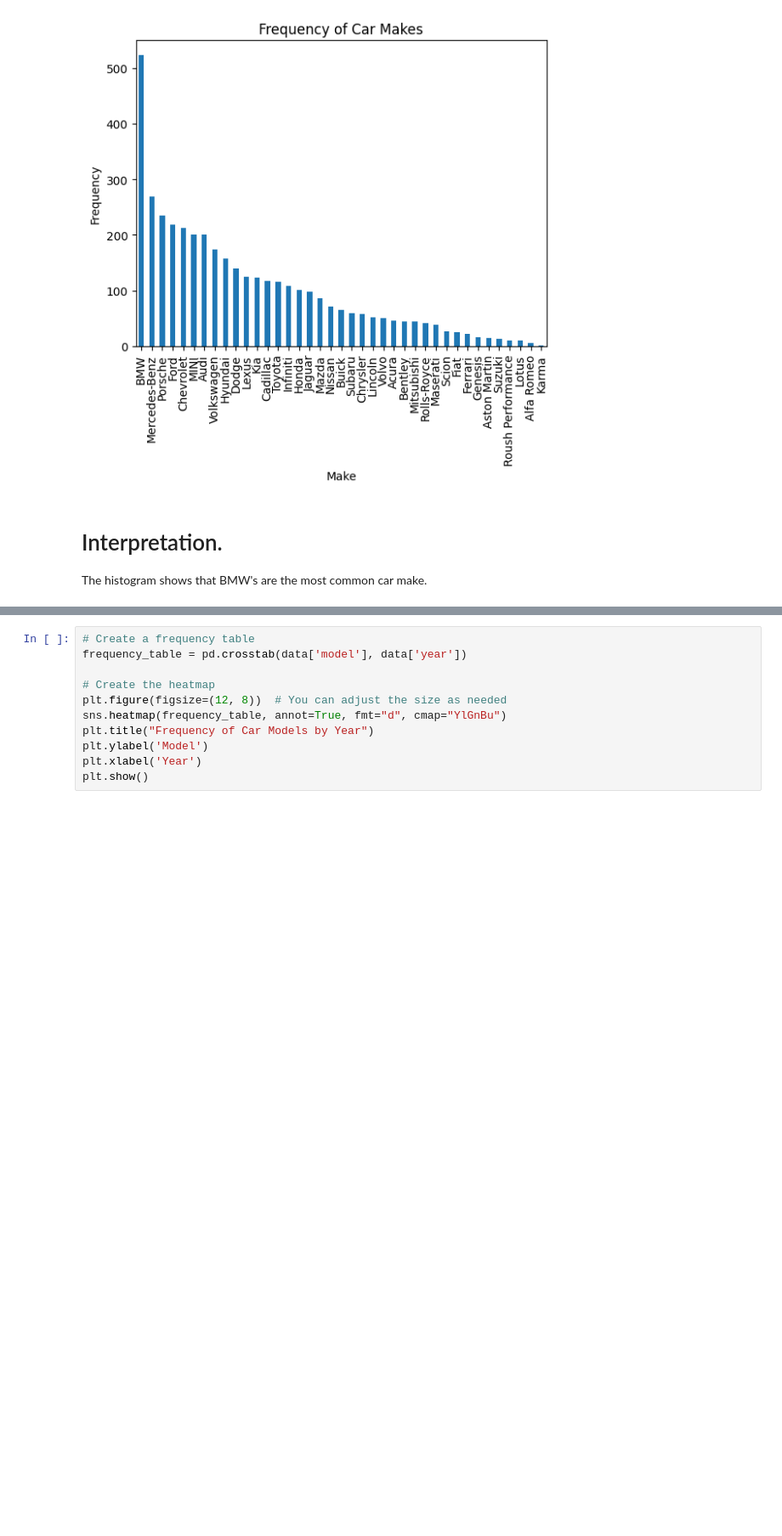
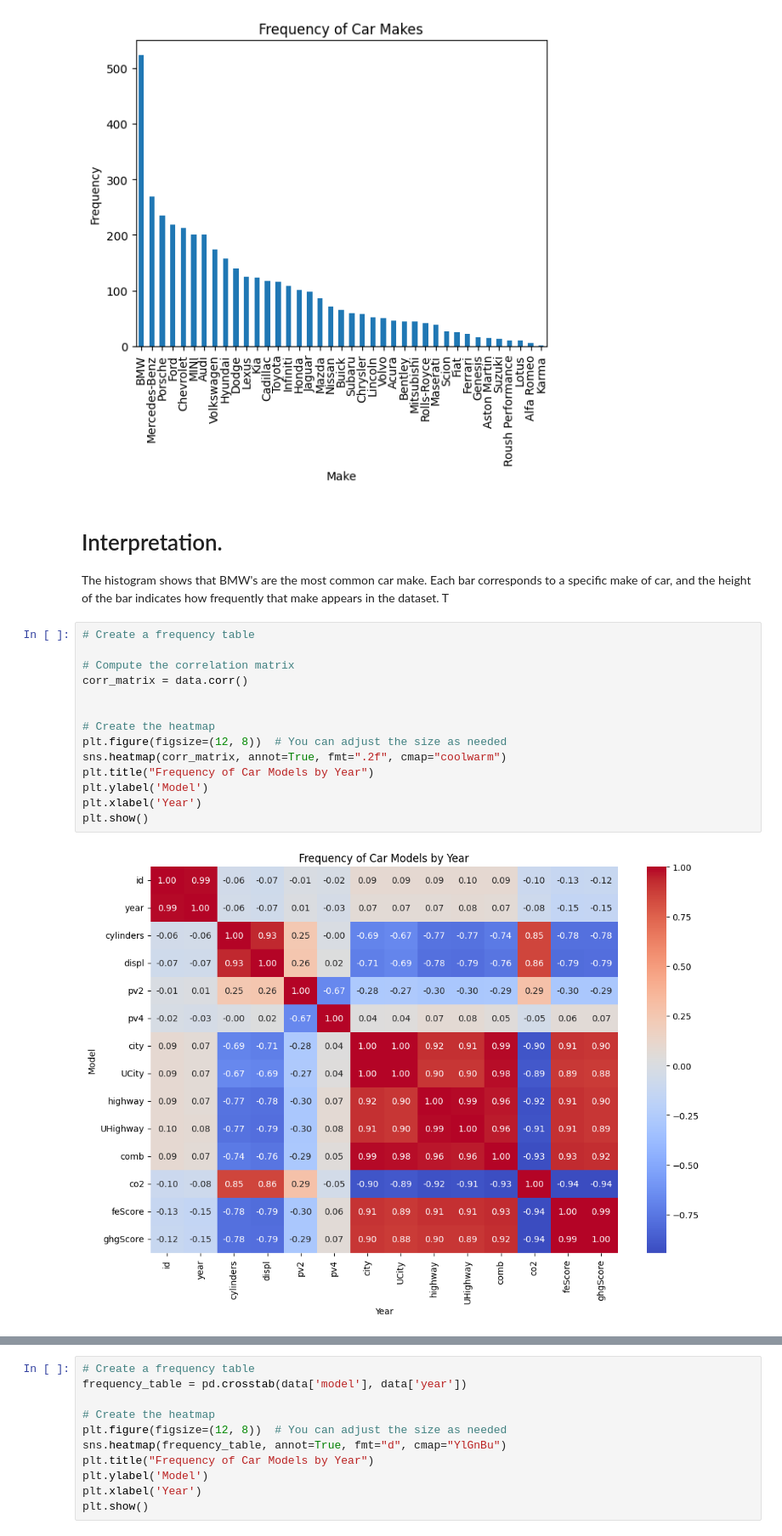
Before and after one commit to Morioh/math_for_ml, a Jupyter notebook: formative_one_visualization/visualizations_notebook.ipynb, the cells around one changed output, grey strips where cells are left out. Shown: that part at 85% size. Drawn from its saved outputs; the diff is of its cells as text; blank space fills up the shorter version.

Commit message:
Project Plotting

```diff
--- a/formative_one_visualization/visualizations_notebook.ipynb
+++ b/formative_one_visualization/visualizations_notebook.ipynb
@@ -47,4 +47,20 @@ plt.show()
 [figure]
 # %% [markdown]
 # Interpretation.
-The histogram shows that BMW's are the most common car make.
+The histogram shows that BMW's are the most common car make. Each bar corresponds to a specific make of car, and the height of the bar indicates how frequently that make appears in the dataset. T
+# %%
+# Create a frequency table
+
+# Compute the correlation matrix
+corr_matrix = data.corr()
+
+
+# Create the heatmap
+plt.figure(figsize=(12, 8))  # You can adjust the size as needed
+sns.heatmap(corr_matrix, annot=True, fmt=".2f", cmap="coolwarm")
+plt.title("Frequency of Car Models by Year")
+plt.ylabel('Model')
+plt.xlabel('Year')
+plt.show()
+# %% [output]
+[figure, added]
```
Also changed, not shown: parts of 1 cell of this notebook.
